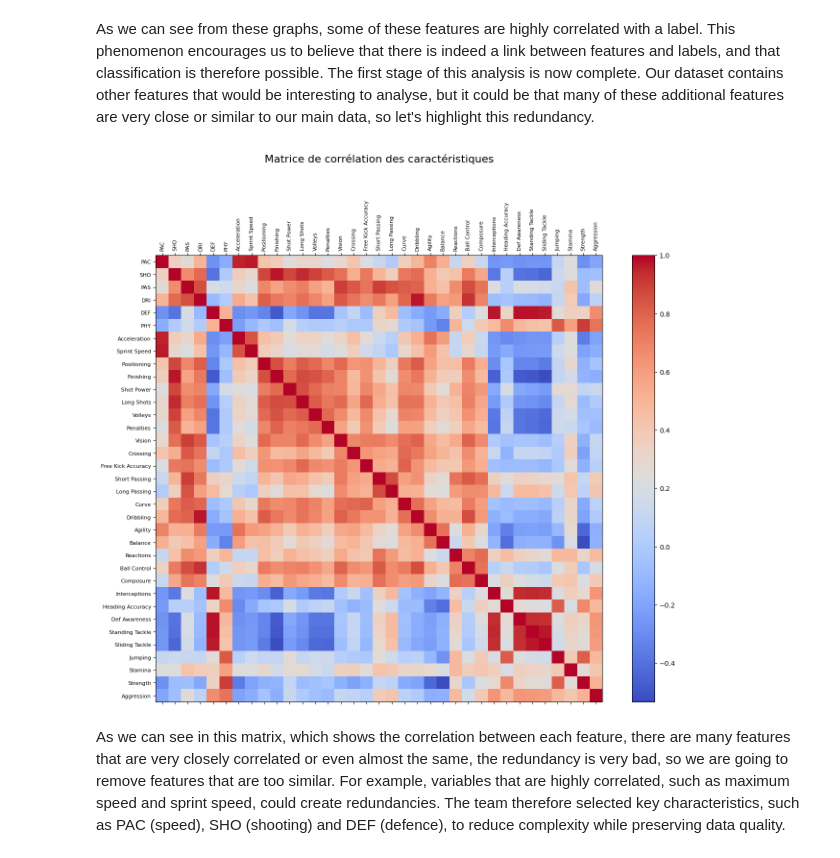
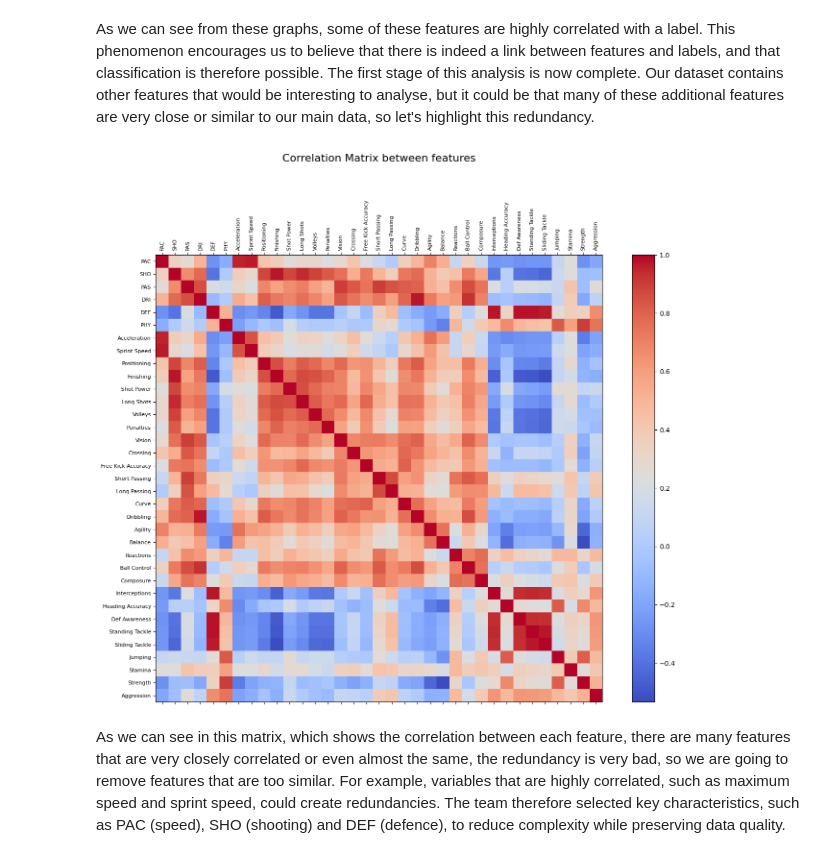
Before and after one commit to Nico9417/TI-508-Machine-learning-predict-fifa, a Jupyter notebook: projet.ipynb, the cells around one changed output. Drawn from its saved outputs; the diff is of its cells as text; code cells hidden in the pictures.

```diff
--- a/projet.ipynb
+++ b/projet.ipynb
@@ -191,30 +191,30 @@ Our dataset contains other features that would be interesting to analyse, but it
 # %%
 features_full = [
     'PAC', 'SHO', 'PAS', 'DRI', 'DEF', 'PHY', 'Acceleration', 'Sprint Speed',
     'Positioning', 'Finishing', 'Shot Power', 'Long Shots', 'Volleys', 'Penalties',
     'Vision', 'Crossing', 'Free Kick Accuracy', 'Short Passing', 'Long Passing',
     'Curve', 'Dribbling', 'Agility', 'Balance', 'Reactions', 'Ball Control',
     'Composure', 'Interceptions', 'Heading Accuracy', 'Def Awareness',
     'Standing Tackle', 'Sliding Tackle', 'Jumping', 'Stamina', 'Strength',
     'Aggression'
 ]
 
 # Filtrer le dataframe pour les colonnes spécifiées
 subset_data = data[features_full]
 
 # Calculer la matrice de corrélation
 correlation_matrix = subset_data.corr()
 
 # Visualiser la matrice de corrélation
 plt.figure(figsize=(16, 12))
 plt.matshow(correlation_matrix, cmap='coolwarm', fignum=1)
 plt.colorbar()
-plt.title('Matrice de corrélation des caractéristiques', y=1.2, fontsize=16)
+plt.title('Correlation Matrix between features', y=1.2, fontsize=16)
 plt.xticks(range(len(features_full)), features_full, rotation=90, fontsize=8)
 plt.yticks(range(len(features_full)), features_full, fontsize=8)
 plt.show()
 # %% [output]
-[figure, old version]
+[figure, new version]
 # %% [markdown]
 As we can see in this matrix, which shows the correlation between each feature, there are many features that are very closely correlated or even almost the same, the redundancy is very bad, so we are going to remove features that are too similar.
 For example, variables that are highly correlated, such as maximum speed and sprint speed, could create redundancies. The team therefore selected key characteristics, such as PAC (speed), SHO (shooting) and DEF (defence), to reduce complexity while preserving data quality.
```
Also changed, not shown: parts of 1 cell of this notebook, 2 other files.
